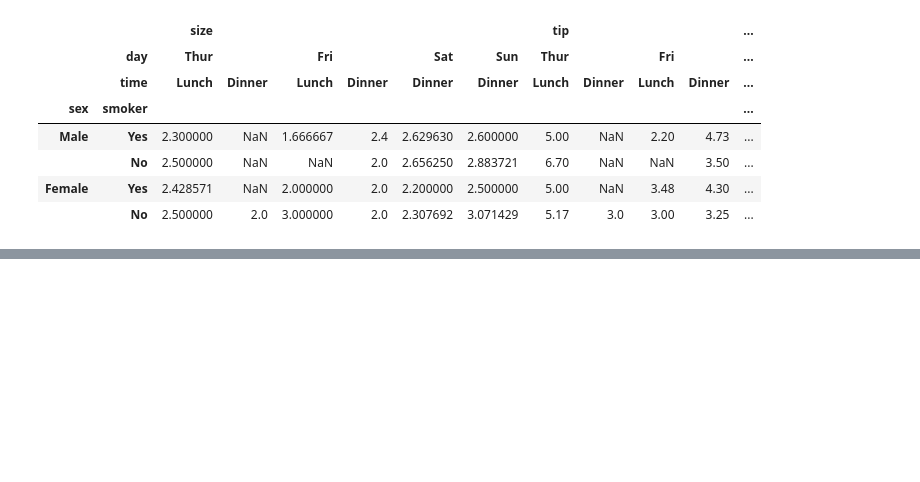
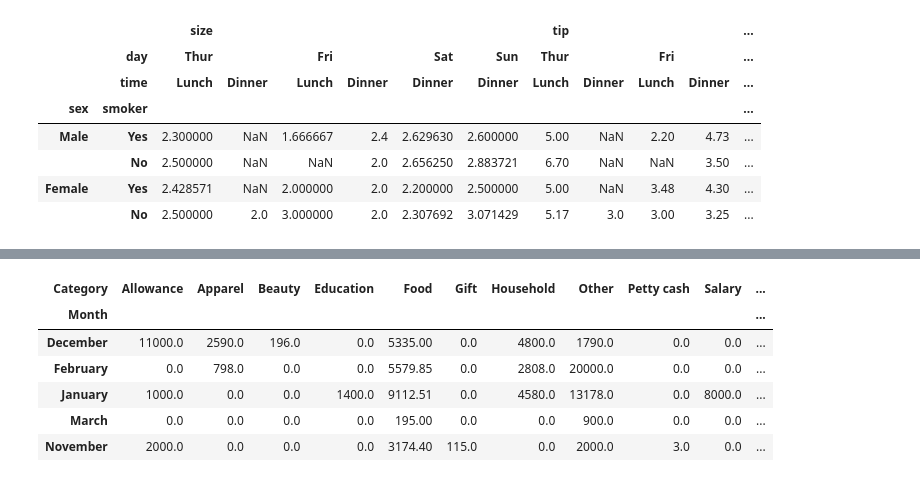
Before and after one commit to VShah2312/Data_Science_Code_N_Debug, a Jupyter notebook: Python_Basics/Advance_pandas_3.ipynb, the cells around one changed output, grey strips where cells are left out. Saved outputs shown, nothing was run; the diff lists cells and outputs as text; code cells hidden in the pictures; blank space fills up the shorter version.

```diff
--- a/Python_Basics/Advance_pandas_3.ipynb
+++ b/Python_Basics/Advance_pandas_3.ipynb
@@ -109,0 +198,12 @@ df2
+# %%
+# Question: For which month for which category has we spent the most
+
+expense.pivot_table(index= 'Month', columns= 'Category', values='Amount', aggfunc='sum', fill_value= 0) # fill_value will fill Nan to 0
+# %% [output]
+| Category | Allowance | Apparel | Beauty | Education | Food | Gift | Household | Other | Petty cash | Salary | ... |
+| Month |  |  |  |  |  |  |  |  |  |  | ... |
+| December | 11000.0 | 2590.0 | 196.0 | 0.0 | 5335.00 | 0.0 | 4800.0 | 1790.0 | 0.0 | 0.0 | ... |
+| February | 0.0 | 798.0 | 0.0 | 0.0 | 5579.85 | 0.0 | 2808.0 | 20000.0 | 0.0 | 0.0 | ... |
+| January | 1000.0 | 0.0 | 0.0 | 1400.0 | 9112.51 | 0.0 | 4580.0 | 13178.0 | 0.0 | 8000.0 | ... |
+| March | 0.0 | 0.0 | 0.0 | 0.0 | 195.00 | 0.0 | 0.0 | 900.0 | 0.0 | 0.0 | ... |
+| November | 2000.0 | 0.0 | 0.0 | 0.0 | 3174.40 | 115.0 | 0.0 | 2000.0 | 3.0 | 0.0 | ... |
```
Also changed, not shown: parts of 13 cells of this notebook, 2 other files.
